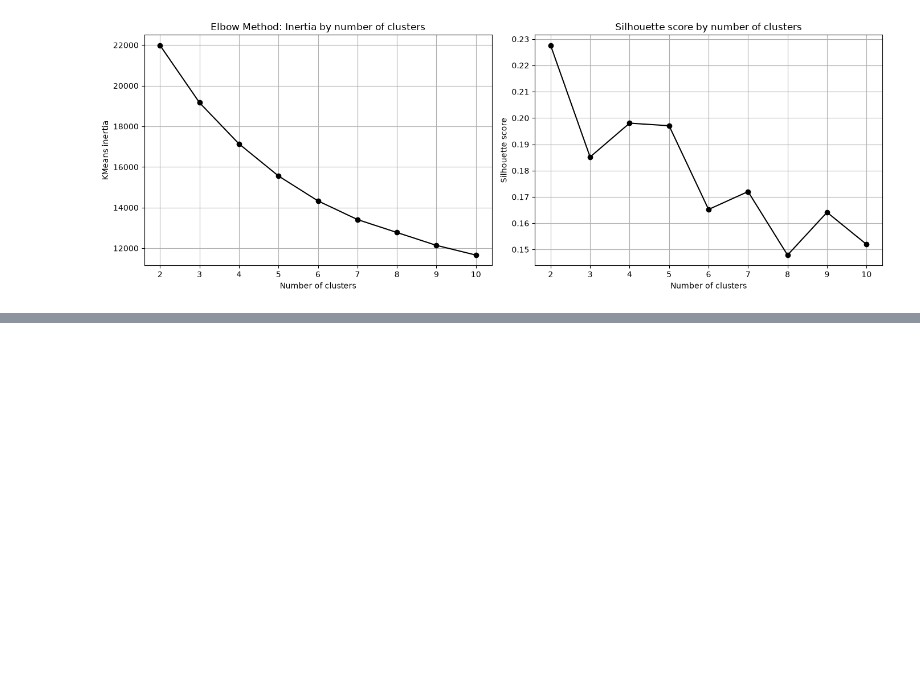
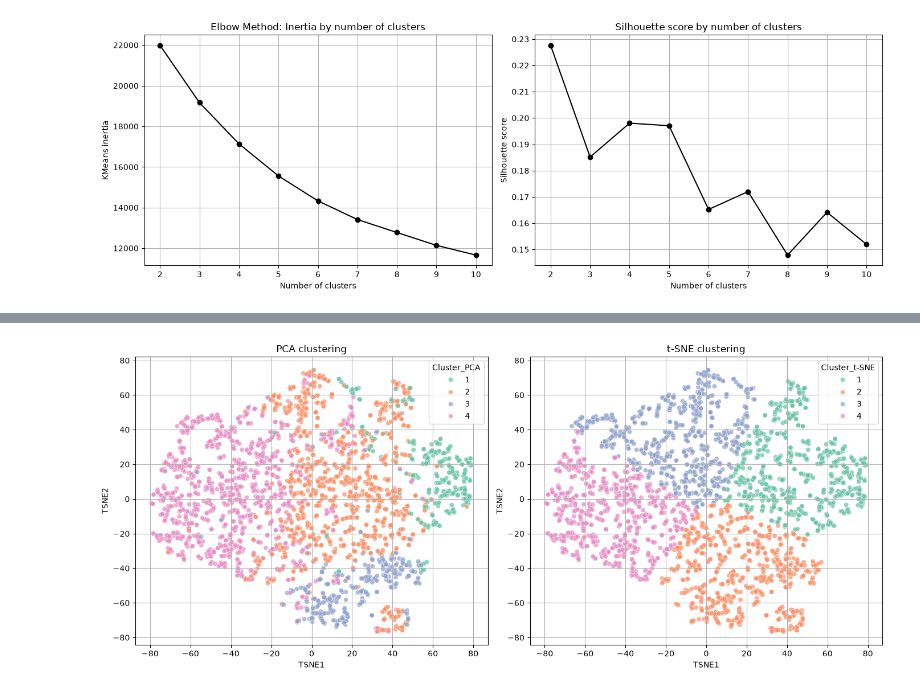
Before and after one commit to quanted129/data-science-projects, a Jupyter notebook: cluster_analysis/cluster_analysis.ipynb, the cells around one changed output, grey strips where cells are left out. Saved outputs shown, nothing was run; the diff lists cells and outputs as text; code cells hidden in the pictures; blank space fills up the shorter version.

```diff
--- a/cluster_analysis/cluster_analysis.ipynb
+++ b/cluster_analysis/cluster_analysis.ipynb
@@ -314,0 +335,29 @@ plt.show()
+# %%
+tsne = TSNE(n_components=2, perplexity=10, random_state=42)
+data_tsne = tsne.fit_transform(standard_data)
+
+kmeans_tsne = KMeans(n_clusters=4, random_state=42, n_init=10).fit(data_tsne)
+tsne_labels = creditworthiness['Creditworthiness'].groupby(kmeans_tsne.labels_).mean().sort_values(ascending=False).index
+tsne_label_mapping = dict(zip(tsne_labels, range(1, 5)))
+
+tsne_df = pd.DataFrame(data_tsne, columns=['TSNE1', 'TSNE2'])
+tsne_df['Cluster_PCA'] = creditworthiness['Cluster']
+tsne_df['Cluster_t-SNE'] = pd.Series(kmeans_tsne.labels_).map(tsne_label_mapping)
+tsne_df['Creditworthiness'] = creditworthiness['Creditworthiness']
+
+plt.figure(figsize=(14, 6))
+
+plt.subplot(1, 2, 1)
+sns.scatterplot(data=tsne_df, x='TSNE1', y='TSNE2', hue='Cluster_PCA', palette='Set2', alpha=0.7)
+plt.grid(True)
+plt.title("PCA clustering")
+
+plt.subplot(1, 2, 2)
+sns.scatterplot(data=tsne_df, x='TSNE1', y='TSNE2', hue='Cluster_t-SNE', palette='Set2', alpha=0.7)
+plt.grid(True)
+plt.title("t-SNE clustering")
+
+plt.tight_layout()
+plt.show()
+# %% [output]
+[figure, added]
```
Also changed, not shown: parts of 4 cells of this notebook.
